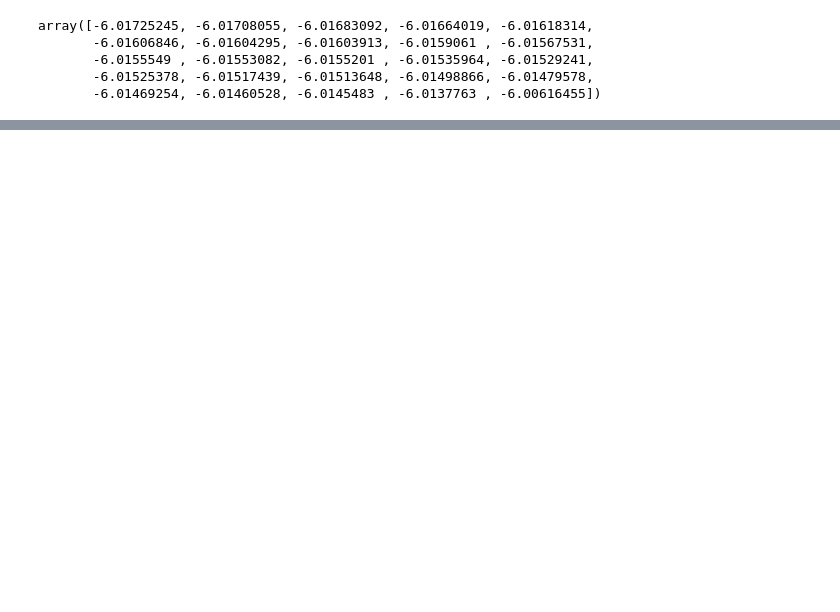
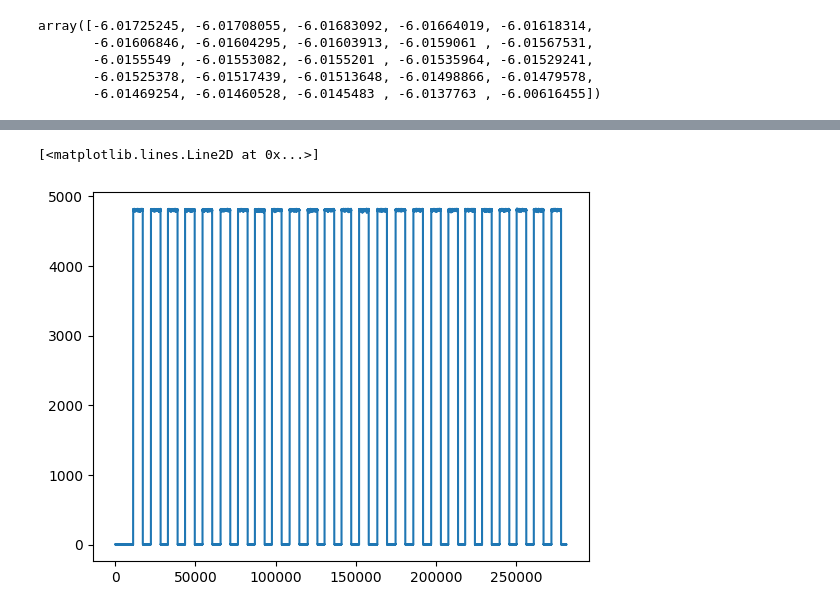
Before and after one commit to BruneBettler/wfield_pipeline, a Jupyter notebook: wfield_jupyter_tester.ipynb, the cells around one changed output, grey strips where cells are left out. Saved outputs shown, nothing was run; the diff lists cells and outputs as text; code cells hidden in the pictures; blank space fills up the shorter version.

```diff
--- a/wfield_jupyter_tester.ipynb
+++ b/wfield_jupyter_tester.ipynb
@@ -74,0 +88,6 @@ IndexError: index 5 is out of bounds for axis 1 with size 5
+# %%
+wf_olfac_signal = np.array(analog_data[0])
+plt.plot(wf_olfac_signal[4])
+# %% [output]
+[<matplotlib.lines.Line2D at 0x...>]
+[figure, added]
```
Also changed, not shown: parts of 13 cells of this notebook, 1 other file.
